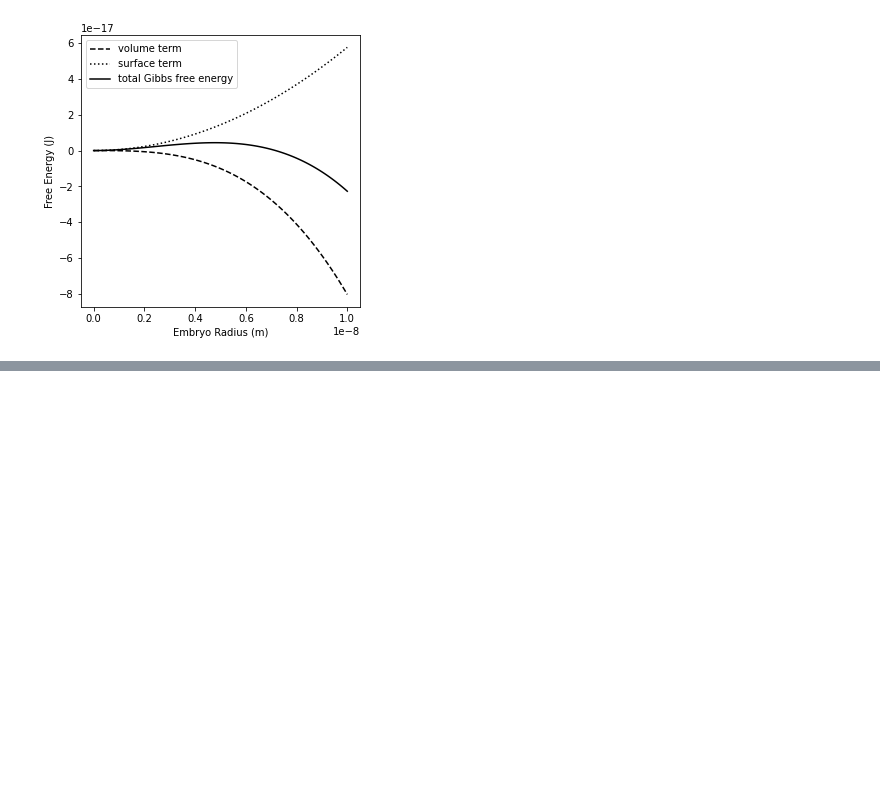
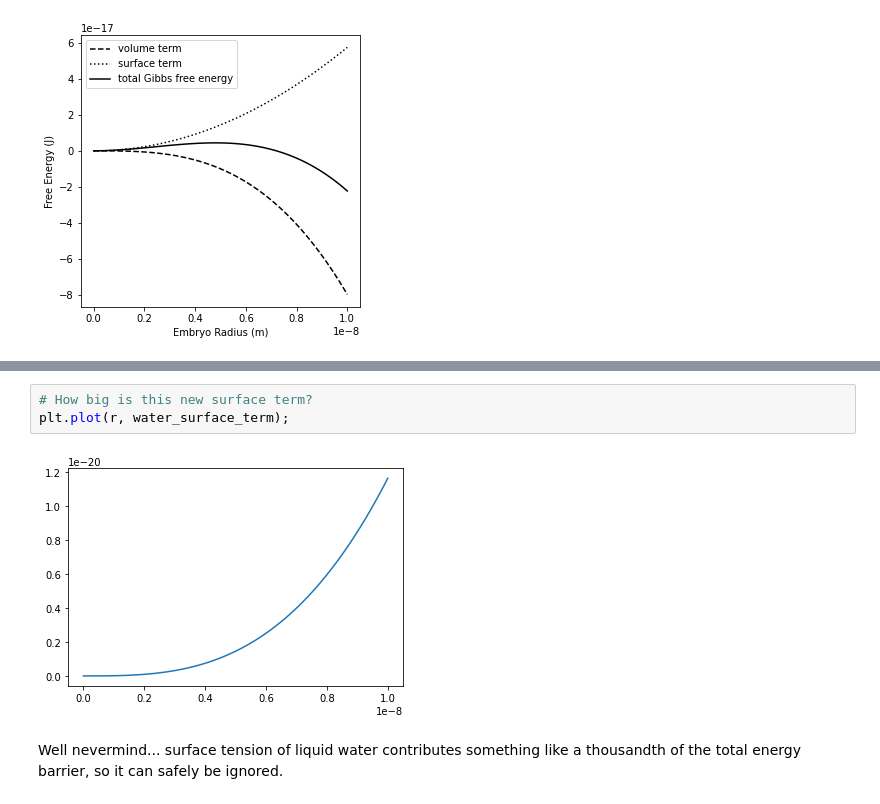
Before and after one commit to AndrewLoeppky/FINC, a Jupyter notebook: INP_ramble.ipynb, the cells around one changed output, grey strips where cells are left out. Cells and saved outputs as stored; diff of their text form; blank space fills up the shorter version.

```diff
--- a/INP_ramble.ipynb
+++ b/INP_ramble.ipynb
@@ -143,0 +320,7 @@ Lets plot them again at a few different temperatures and gain some insight. Also
+# %%
+# How big is this new surface term?
+plt.plot(r, water_surface_term);
+# %% [output]
+[figure, added]
+# %% [markdown]
+Well nevermind... surface tension of liquid water contributes something like a thousandth of the total energy barrier, so it can safely be ignored.
```
Also changed, not shown: parts of 8 cells of this notebook, 3 other files.
